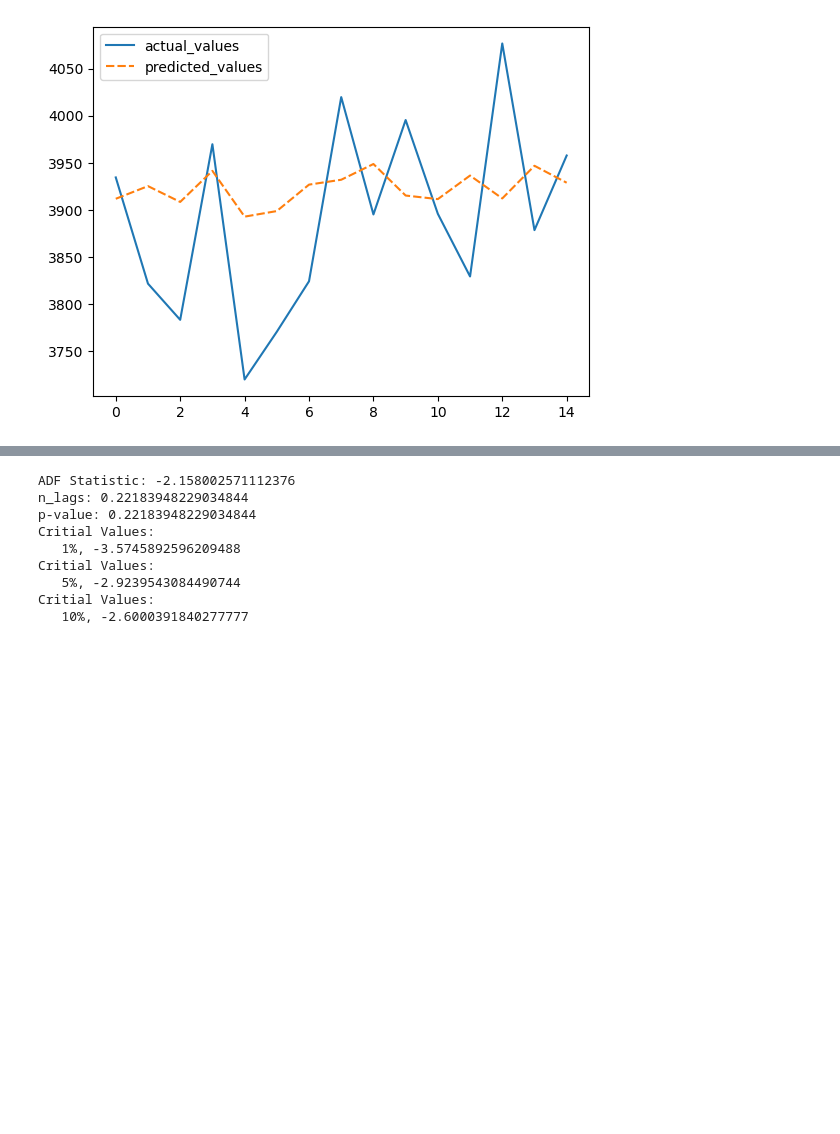
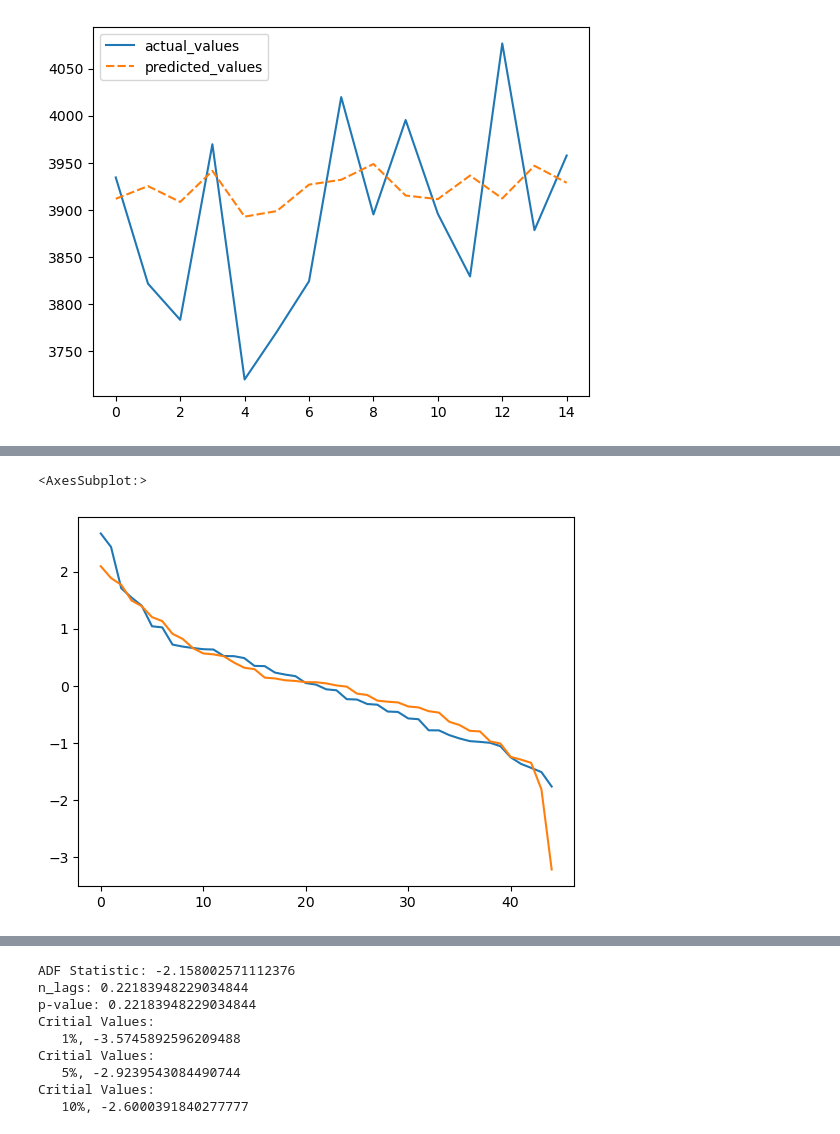
Before and after one commit to YanaOrf/Stock_market_sentiment_analysis, a Jupyter notebook: sent_analysis FB Prophet.ipynb, the cells around one changed output, grey strips where cells are left out. Saved outputs shown, nothing was run; the diff lists cells and outputs as text; code cells hidden in the pictures; blank space fills up the shorter version.

```diff
--- a/sent_analysis FB Prophet.ipynb
+++ b/sent_analysis FB Prophet.ipynb
@@ -421,0 +589,7 @@ full_data[["Close","sentiment_title"]].plot(grid="on")
+# %%
+
+df_residuals_close_st["residual_sentiment"].sort_values(axis=0,ascending=False).plot(use_index=False)
+df_residuals_close_st["residual_close"].sort_values(axis=0,ascending=False).plot(use_index=False)
+# %% [output]
+<AxesSubplot:>
+[figure, added]
```
Also changed, not shown: parts of 41 cells of this notebook, 1 other file.
